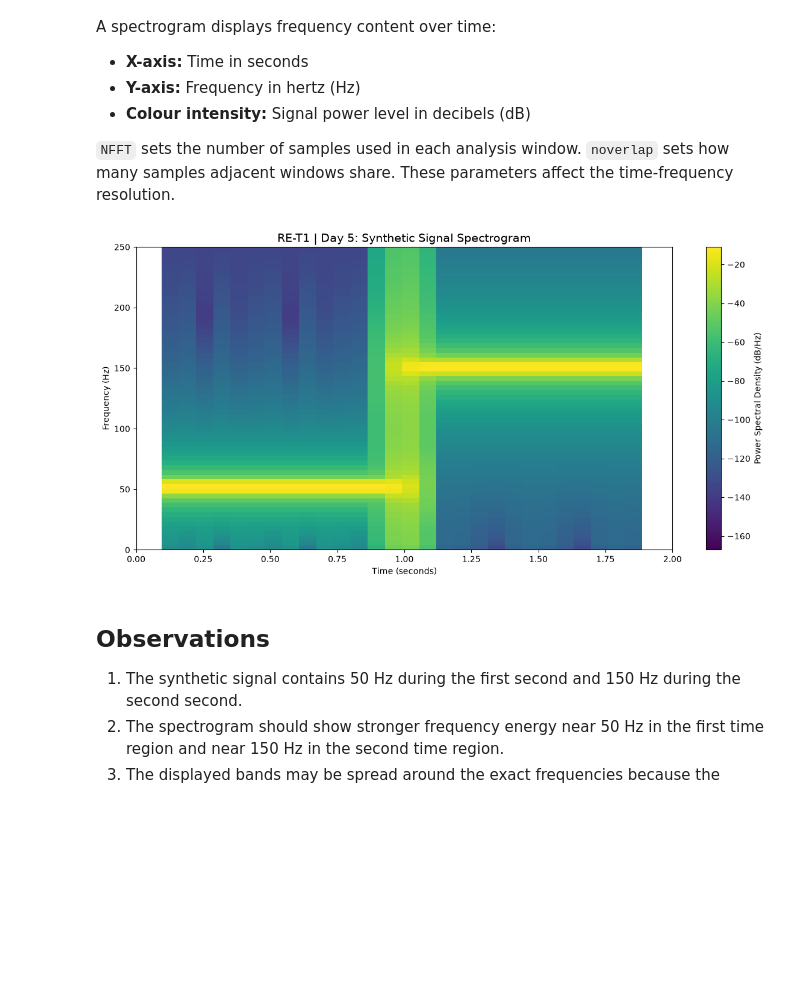
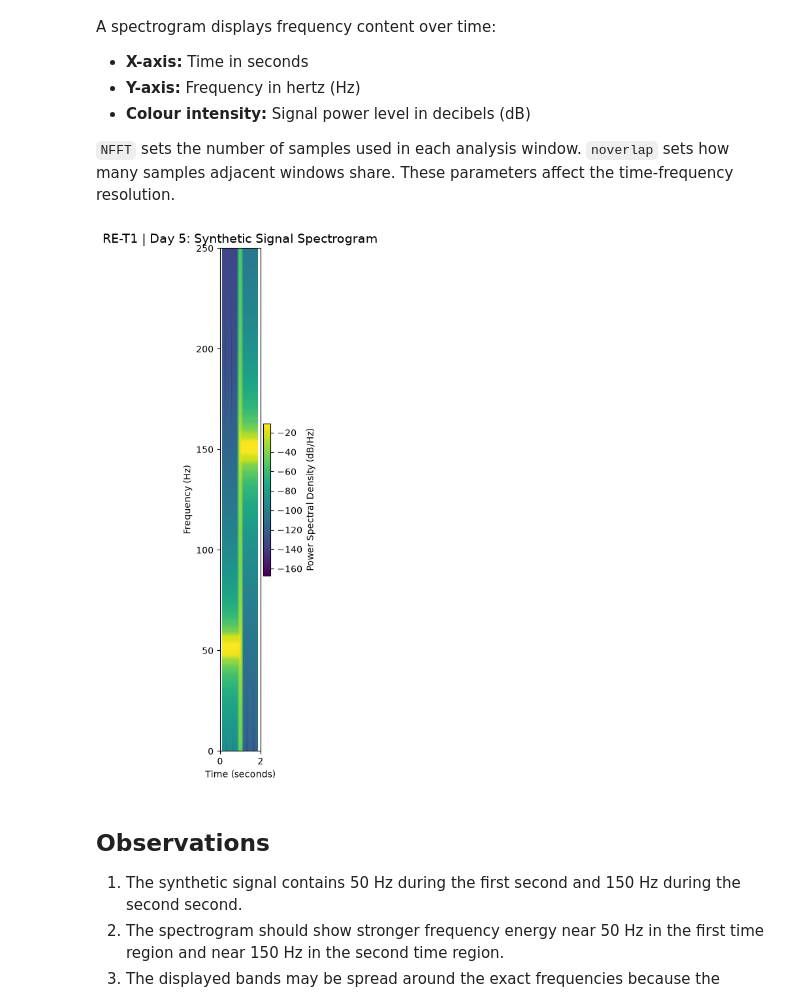
Before and after one commit to piyush66oo1000-hub/RE-T1_daily_task, a Jupyter notebook: Day-5/RE-T1_Day05_Spectrogram_Generator.ipynb, the cells around one changed output. Cells and saved outputs as stored; diff of their text form; code cells hidden in the pictures; blank space fills up the shorter version.

```diff
--- a/Day-5/RE-T1_Day05_Spectrogram_Generator.ipynb
+++ b/Day-5/RE-T1_Day05_Spectrogram_Generator.ipynb
@@ -54,29 +54,30 @@ A spectrogram displays frequency content over time:
 # %%
 # Spectrogram parameters
 nfft = 256
 overlap = 192
 
-plt.figure(figsize=(12, 6))
+plt.figure(figsize=(1, 1
+                    0))
 plt.specgram(
     signal,
     NFFT=nfft,
     Fs=fs,
     noverlap=overlap,
     cmap="viridis",
     scale="dB",
     mode="psd"
 )
 
 plt.title("RE-T1 | Day 5: Synthetic Signal Spectrogram", fontsize=14)
 plt.xlabel("Time (seconds)")
 plt.ylabel("Frequency (Hz)")
 plt.xlim(0, duration)
 plt.ylim(0, 250)
 plt.colorbar(label="Power Spectral Density (dB/Hz)")
 plt.tight_layout()
 plt.show()
 # %% [output]
-[figure, old version]
+[figure, new version]
 # %% [markdown]
 ## Observations
 
```
Also changed, not shown: 1 other file.
